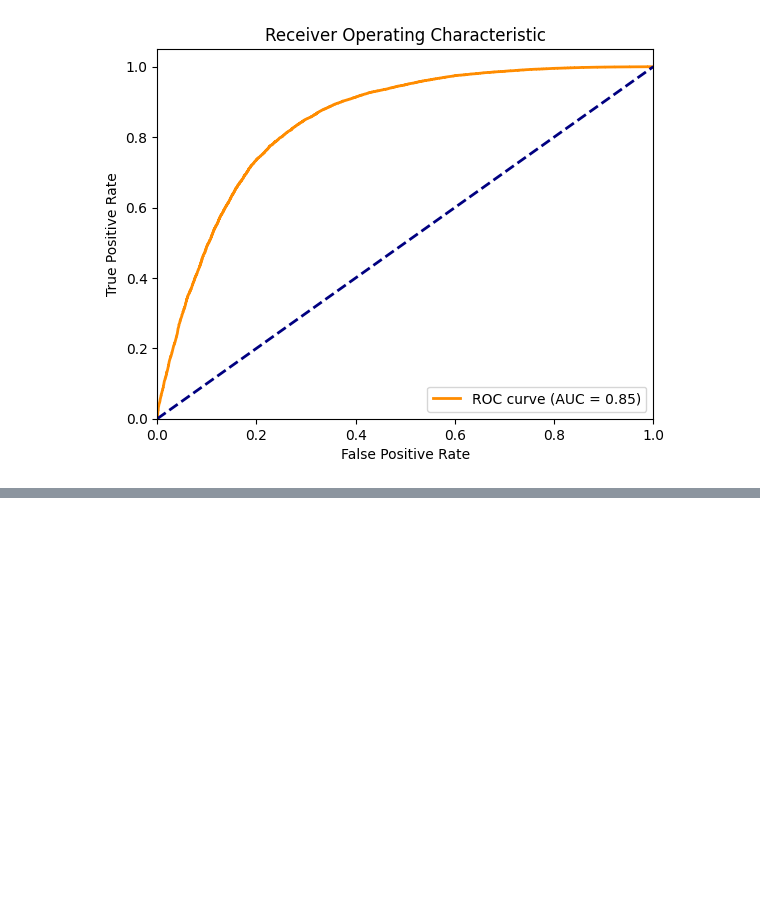
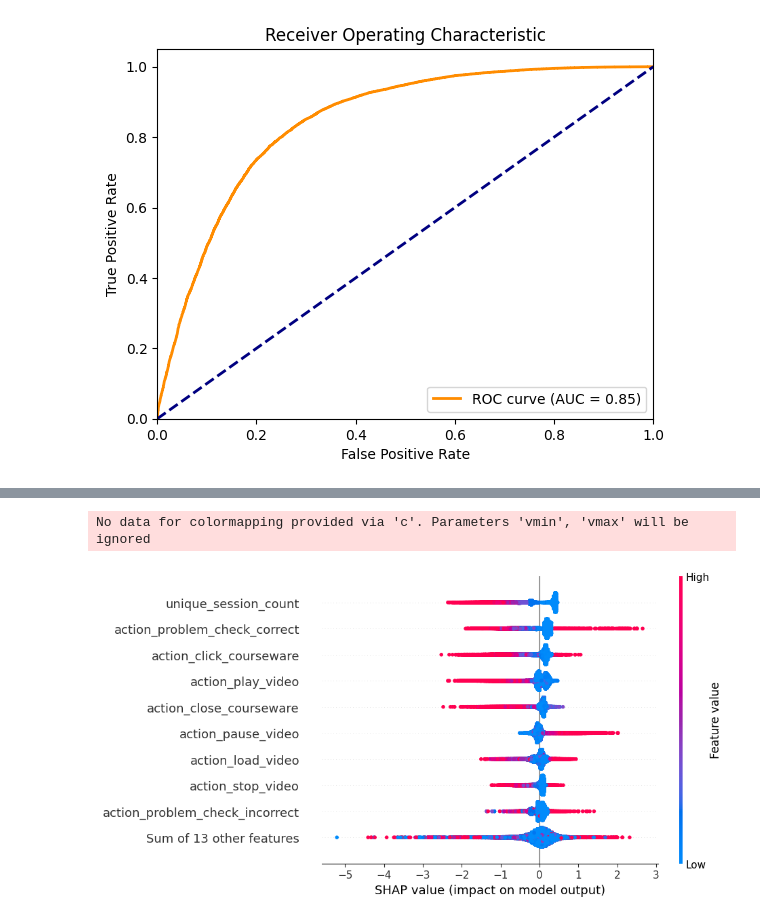
Before and after one commit to anasnofal/kaggle-notebooks-, a Jupyter notebook: trial-notebook.ipynb, the cells around one changed output, grey strips where cells are left out. Saved outputs shown, nothing was run; the diff lists cells and outputs as text; code cells hidden in the pictures; blank space fills up the shorter version.

```diff
--- a/trial-notebook.ipynb
+++ b/trial-notebook.ipynb
@@ -307,2 +335,5 @@ Confusion Matrix:
 # %%
-# shap.plots.beeswarm(shap_values)
+shap.plots.beeswarm(shap_values)
+# %% [output]
+No data for colormapping provided via 'c'. Parameters 'vmin', 'vmax' will be ignored
+[figure, added]
```
Also changed, not shown: parts of 6 cells of this notebook.
